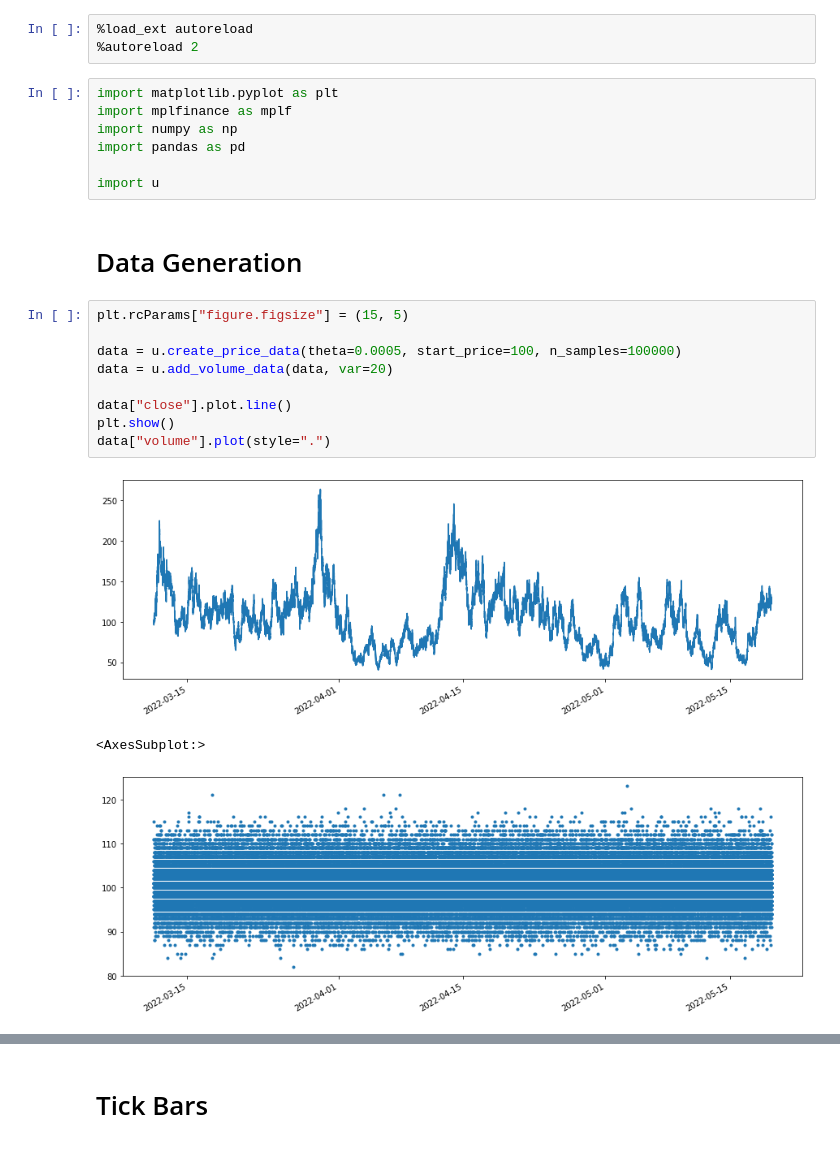
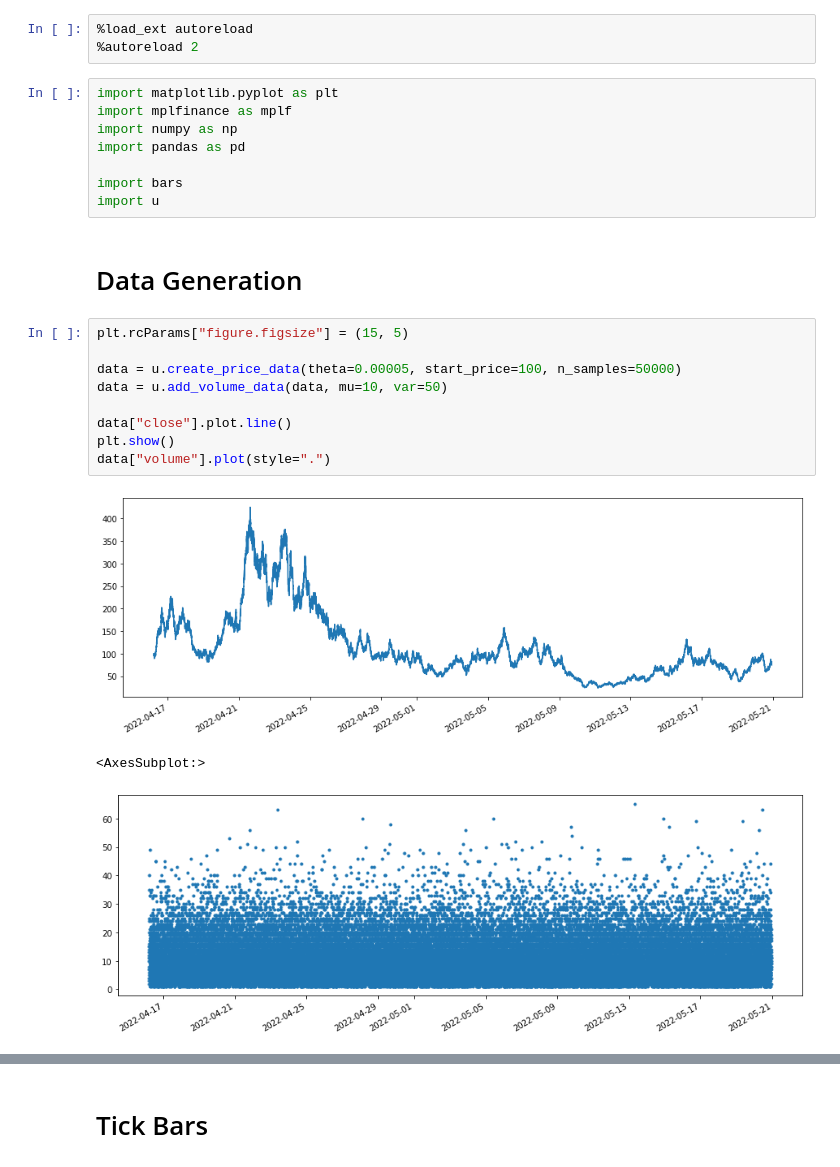
Before and after one commit to maxgao18/AFML, a Jupyter notebook: 2.1.ipynb, the cells around one changed output, grey strips where cells are left out. Drawn from its saved outputs; the diff is of its cells as text.

```diff
--- a/2.1.ipynb
+++ b/2.1.ipynb
@@ -7,19 +7,20 @@ import mplfinance as mplf
 import numpy as np
 import pandas as pd
 
+import bars
 import u
 # %% [markdown]
 # Data Generation
 # %%
 plt.rcParams["figure.figsize"] = (15, 5)
 
-data = u.create_price_data(theta=0.0005, start_price=100, n_samples=100000)
-data = u.add_volume_data(data, var=20)
+data = u.create_price_data(theta=0.00005, start_price=100, n_samples=50000)
+data = u.add_volume_data(data, mu=10, var=50)
 
 data["close"].plot.line()
 plt.show()
 data["volume"].plot(style=".")
 # %% [output]
-[figure, old version]
+[figure, new version]
 <AxesSubplot:>
-[figure, old version]
+[figure, new version]
```
Also changed, not shown: parts of 11 cells of this notebook, 4 other files.
